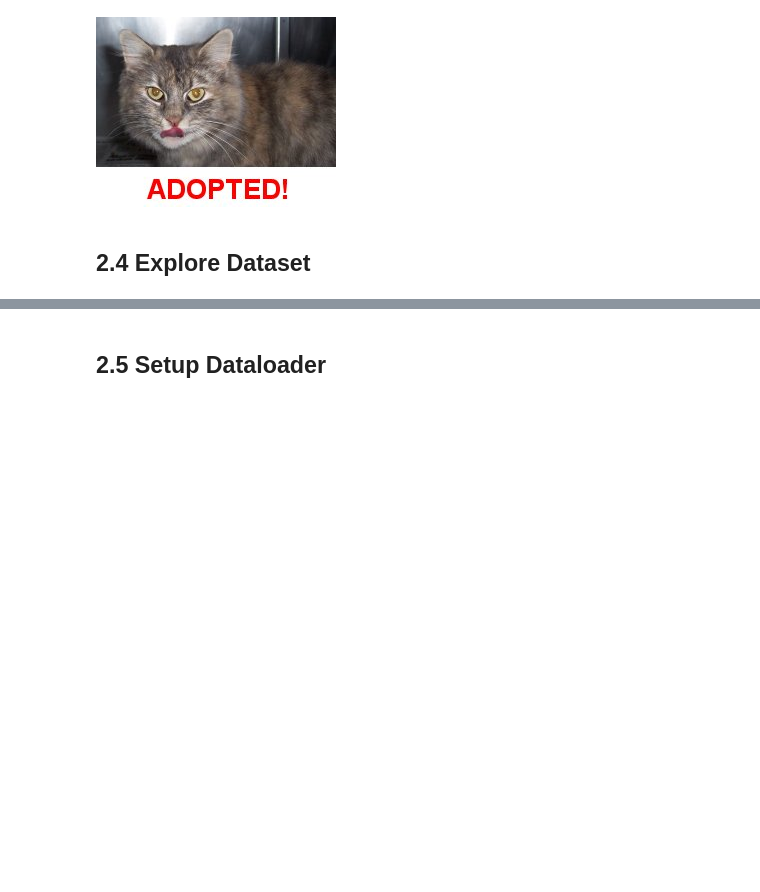
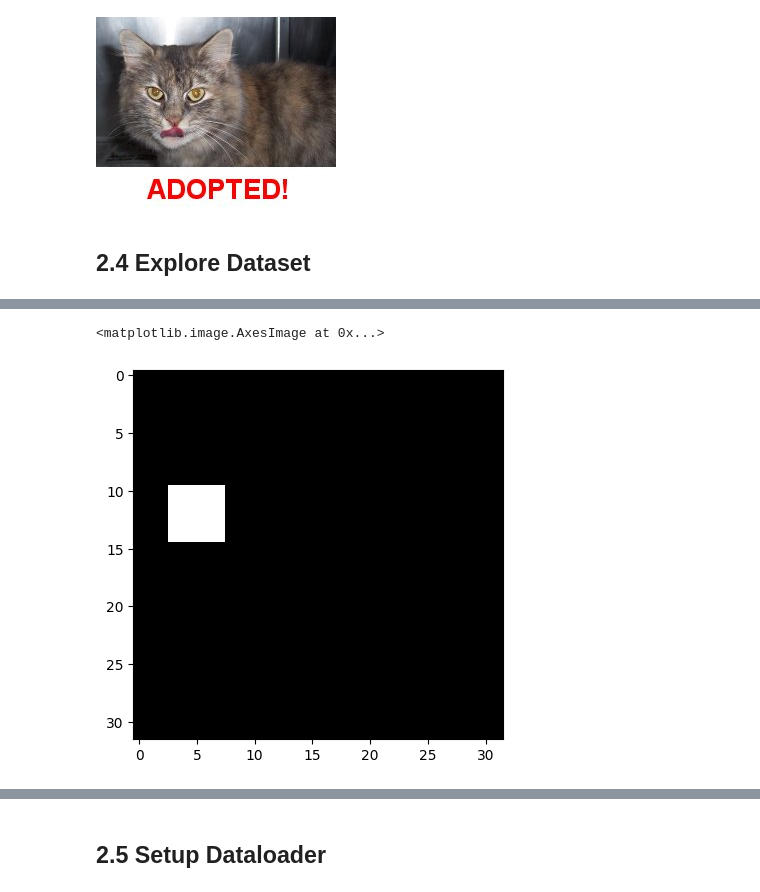
Before and after one commit to jimmyygit/cs484-project, a Jupyter notebook: impainting_GANS_cats.ipynb, the cells around one changed output, grey strips where cells are left out. Drawn from its saved outputs; the diff is of its cells as text; code cells hidden in the pictures; blank space fills up the shorter version.

```diff
--- a/impainting_GANS_cats.ipynb
+++ b/impainting_GANS_cats.ipynb
@@ -127,0 +164,21 @@ plt.imshow(np.transpose(transformed_train_dataset[0][0], (1, 2, 0)))
+# %%
+def create_hole_mask(im_h, im_w, hole_h, hole_w):
+    i = int((im_h - hole_h + 1) * np.random.random())
+    j = int((im_w - hole_w + 1) * np.random.random())
+    mask = torch.zeros((1, im_h, im_w))
+    mask[0, i : i + hole_h, j : j + hole_w] = 1
+    return mask, (i, i + hole_h, j, j + hole_w)
+
+def create_hole_masks(N, im_h, im_w, hole_h, hole_w, same_size=True):
+    if same_size:
+        masks = [create_hole_mask(im_h, im_w, hole_h, hole_w) for _ in range(N)]
+    else:
+        h_min, h_max = hole_h
+        w_min, w_max = hole_w
+        hs, ws = np.random.randint(h_min, h_max, N), np.random.randint(w_min, w_max, N)
+        masks = [create_hole_mask(im_h, im_w, h, w) for h, w in zip(hs, ws)]
+
+    bounds = [mask[1] for mask in masks]
+    masks = [mask[0] for mask in masks]
+    masks = torch.cat(masks, dim=0)
+    return masks.unsqueeze(1), bounds
@@ -127,0 +197,5 @@ plt.imshow(np.transpose(transformed_train_dataset[0][0], (1, 2, 0)))
+# %%
+plt.imshow(create_hole_mask(32, 32, 5, 5)[0][0], cmap='gray')
+# %% [output]
+<matplotlib.image.AxesImage at 0x...>
+[figure, added]
```
Also changed, not shown: parts of 26 cells of this notebook.
